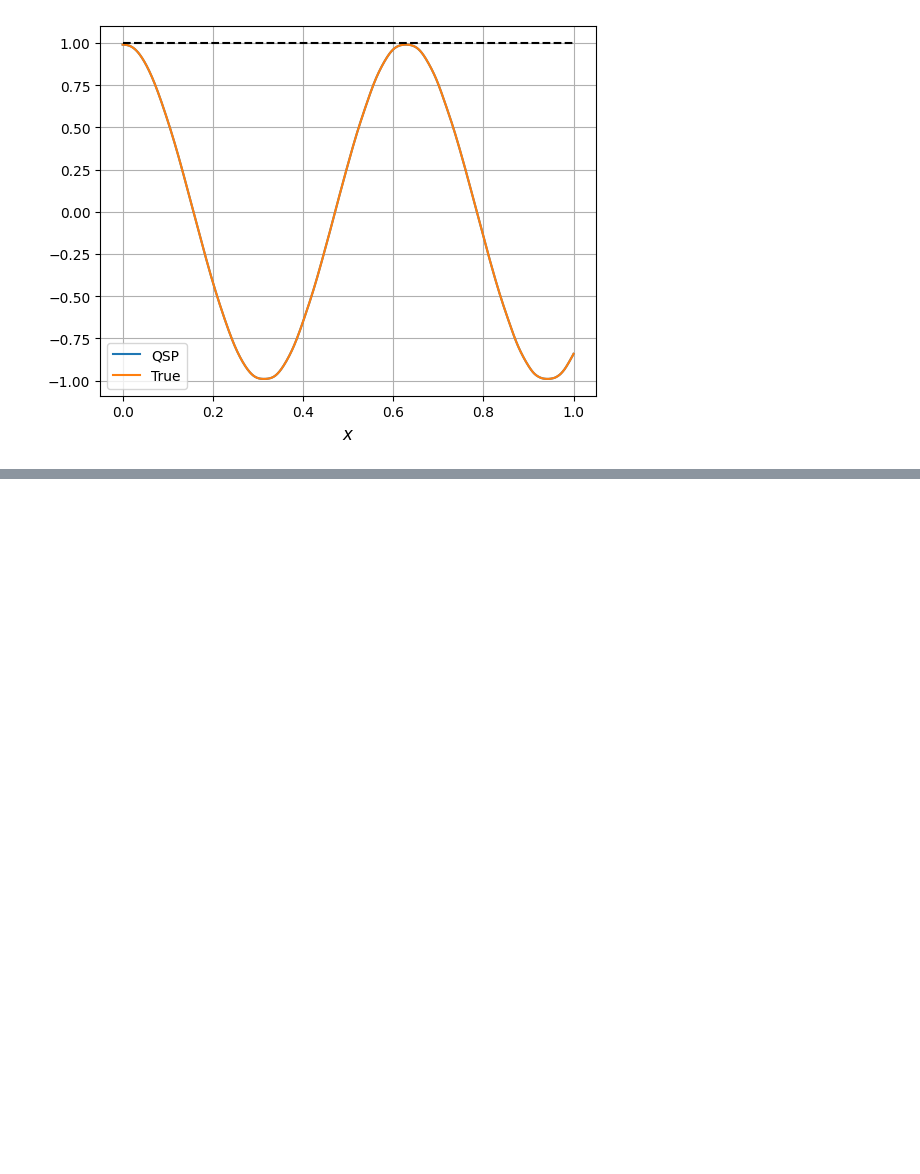
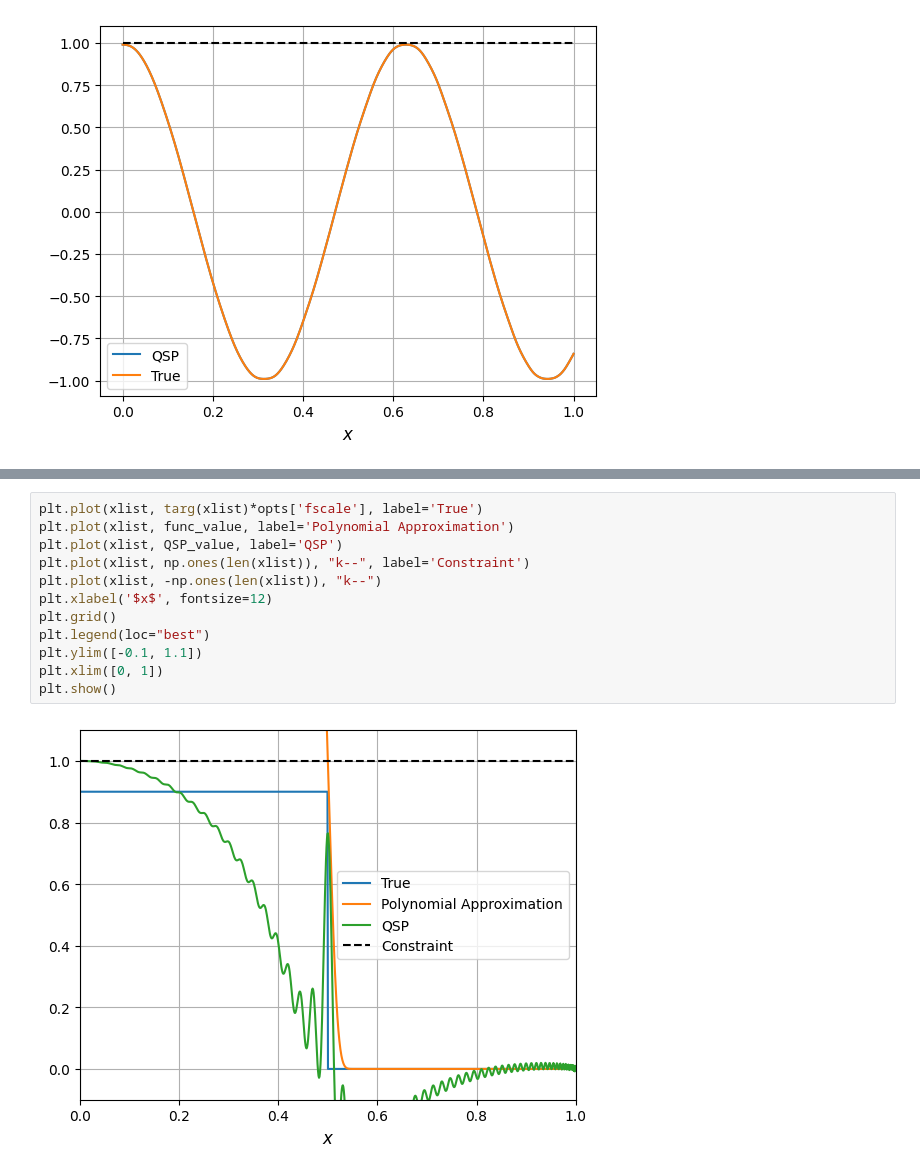
Before and after one commit to qsppack/pyqsppack, a Jupyter notebook: nlft_examples.ipynb, the cells around one changed output, grey strips where cells are left out. Drawn from its saved outputs; the diff is of its cells as text; blank space fills up the shorter version.

```diff
--- a/nlft_examples.ipynb
+++ b/nlft_examples.ipynb
@@ -180,0 +287,14 @@ plt.show()
+# %%
+plt.plot(xlist, targ(xlist)*opts['fscale'], label='True')
+plt.plot(xlist, func_value, label='Polynomial Approximation')
+plt.plot(xlist, QSP_value, label='QSP')
+plt.plot(xlist, np.ones(len(xlist)), "k--", label='Constraint')
+plt.plot(xlist, -np.ones(len(xlist)), "k--")
+plt.xlabel('$x$', fontsize=12)
+plt.grid()
+plt.legend(loc="best")
+plt.ylim([-0.1, 1.1])
+plt.xlim([0, 1])
+plt.show()
+# %% [output]
+[figure, added]
```
Also changed, not shown: parts of 7 cells of this notebook.
